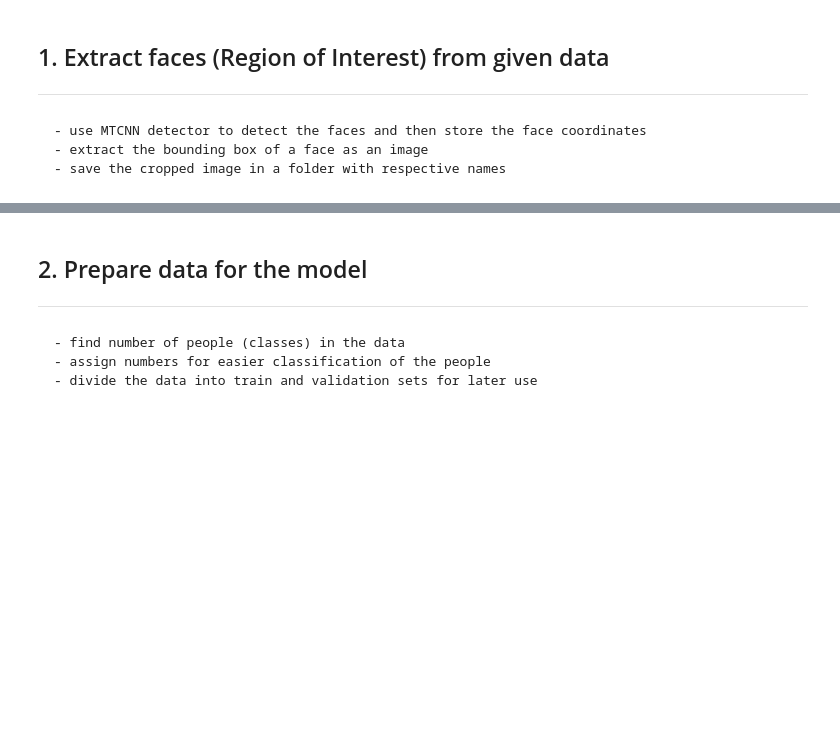
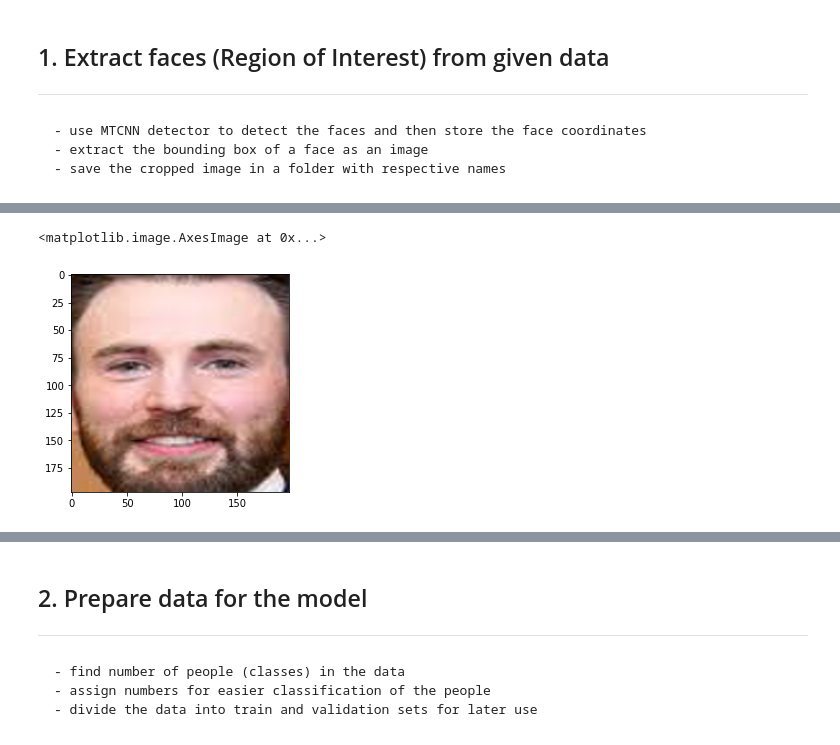
Before and after one commit to nikhilreddy3888/Face-Recognition, a Jupyter notebook: Face_Recognition_WS.ipynb, the cells around one changed output, grey strips where cells are left out. Cells and saved outputs as stored; diff of their text form; code cells hidden in the pictures; blank space fills up the shorter version.

```diff
--- a/Face_Recognition_WS.ipynb
+++ b/Face_Recognition_WS.ipynb
@@ -106,9 +109,6 @@ import os
     - extract the bounding box of a face as an image
     - save the cropped image in a folder with respective names
 # %%
-""" Cell 8 for face extraction from our image"""
-
-
 """ Use detector to detect faces and find the face region """
 
 # create the detector, using default weights
@@ -119,7 +119,7 @@ def extract_face(filename, required_size=(197, 197), detector = detector):
     pixels = plt.imread(filename)
     # detect faces in the image
     faces = detector.detect_faces(pixels)
-    print("This is faces now:\n", faces)
+    # print("This is faces now:\n", faces)
     # extract the bounding box from the first face
     if len(faces) == 0:
         return 0
@@ -136,7 +136,7 @@ def extract_face(filename, required_size=(197, 197), detector = detector):
         img = ImageOps.exif_transpose(img.resize(required_size))
         return img
 
-""" Demo Snippet """
-
-test_extract_face = extract_face('/content/drive/MyDrive/EA_HAM_WS_2/team_images/captain/ca_1.jpg')
+#Tested on one image of team member
+test_extract_face = extract_face('/content/drive/MyDrive/face/team/captain/cap1.jfif')
 plt.imshow(test_extract_face)
+# %% [output]
@@ -143 +152,3 @@ plt.imshow(test_extract_face)
+<matplotlib.image.AxesImage at 0x...>
+[figure, added]
 # %%
```
Also changed, not shown: parts of 27 cells of this notebook, 30 other files.
